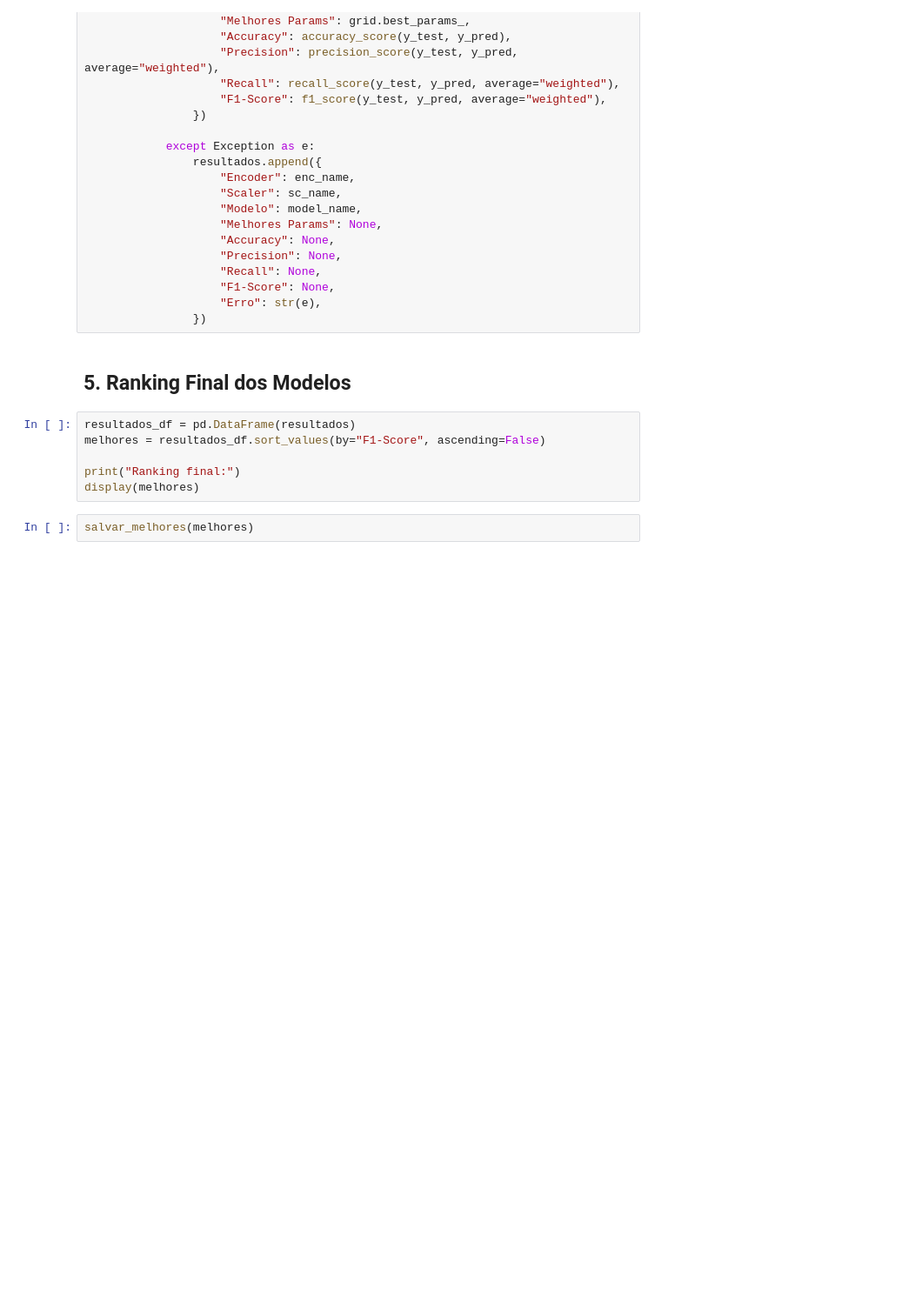
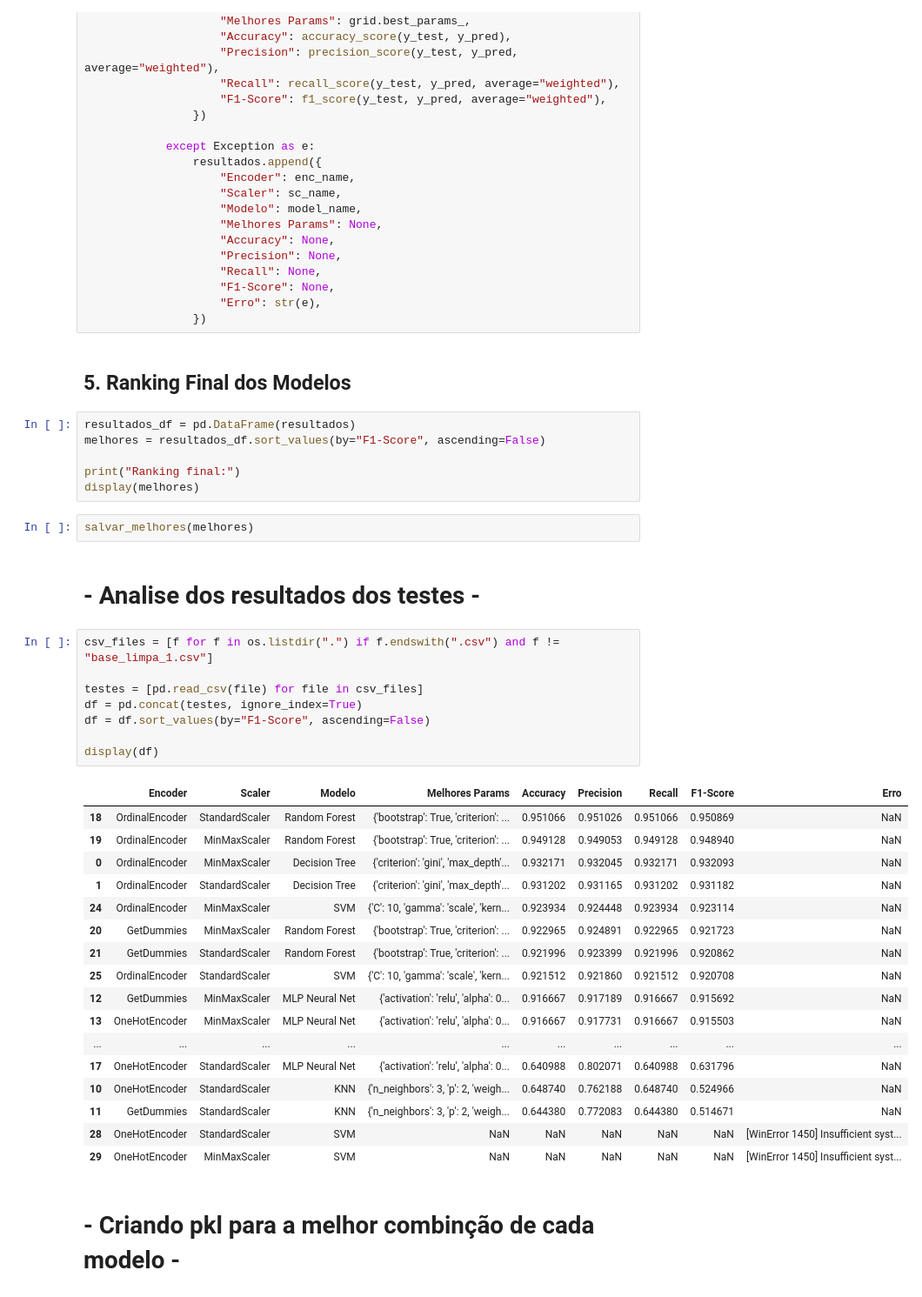
Before and after one commit to Ei-Truck/Best-Model, a Jupyter notebook: modelo_classificacao.ipynb, the cells around one changed output. Shown at 87% size. Cells and saved outputs as stored; diff of their text form; blank space fills up the shorter version.

Commit message:
docs(model): documenting all project

```diff
--- a/modelo_classificacao.ipynb
+++ b/modelo_classificacao.ipynb
@@ -390,3 +388,34 @@ print("Ranking final:")
 display(melhores)
 # %%
 salvar_melhores(melhores)
+# %% [markdown]
+
+# - Analise dos resultados dos testes -
+# %%
+csv_files = [f for f in os.listdir(".") if f.endswith(".csv") and f != "base_limpa_1.csv"]
+
+testes = [pd.read_csv(file) for file in csv_files]
+df = pd.concat(testes, ignore_index=True)
+df = df.sort_values(by="F1-Score", ascending=False)
+
+display(df)
+# %% [output]
+|  | Encoder | Scaler | Modelo | Melhores Params | Accuracy | Precision | Recall | F1-Score | Erro |
+| 18 | OrdinalEncoder | StandardScaler | Random Forest | {'bootstrap': True, 'criterion': ... | 0.951066 | 0.951026 | 0.951066 | 0.950869 | NaN |
+| 19 | OrdinalEncoder | MinMaxScaler | Random Forest | {'bootstrap': True, 'criterion': ... | 0.949128 | 0.949053 | 0.949128 | 0.948940 | NaN |
+| 0 | OrdinalEncoder | MinMaxScaler | Decision Tree | {'criterion': 'gini', 'max_depth'... | 0.932171 | 0.932045 | 0.932171 | 0.932093 | NaN |
+| 1 | OrdinalEncoder | StandardScaler | Decision Tree | {'criterion': 'gini', 'max_depth'... | 0.931202 | 0.931165 | 0.931202 | 0.931182 | NaN |
+| 24 | OrdinalEncoder | MinMaxScaler | SVM | {'C': 10, 'gamma': 'scale', 'kern... | 0.923934 | 0.924448 | 0.923934 | 0.923114 | NaN |
+| 20 | GetDummies | MinMaxScaler | Random Forest | {'bootstrap': True, 'criterion': ... | 0.922965 | 0.924891 | 0.922965 | 0.921723 | NaN |
+| 21 | GetDummies | StandardScaler | Random Forest | {'bootstrap': True, 'criterion': ... | 0.921996 | 0.923399 | 0.921996 | 0.920862 | NaN |
+| 25 | OrdinalEncoder | StandardScaler | SVM | {'C': 10, 'gamma': 'scale', 'kern... | 0.921512 | 0.921860 | 0.921512 | 0.920708 | NaN |
+| 12 | GetDummies | MinMaxScaler | MLP Neural Net | {'activation': 'relu', 'alpha': 0... | 0.916667 | 0.917189 | 0.916667 | 0.915692 | NaN |
+| 13 | OneHotEncoder | MinMaxScaler | MLP Neural Net | {'activation': 'relu', 'alpha': 0... | 0.916667 | 0.917731 | 0.916667 | 0.915503 | NaN |
+| ... | ... | ... | ... | ... | ... | ... | ... | ... | ... |
+| 17 | OneHotEncoder | StandardScaler | MLP Neural Net | {'activation': 'relu', 'alpha': 0... | 0.640988 | 0.802071 | 0.640988 | 0.631796 | NaN |
+| 10 | OneHotEncoder | StandardScaler | KNN | {'n_neighbors': 3, 'p': 2, 'weigh... | 0.648740 | 0.762188 | 0.648740 | 0.524966 | NaN |
+| 11 | GetDummies | StandardScaler | KNN | {'n_neighbors': 3, 'p': 2, 'weigh... | 0.644380 | 0.772083 | 0.644380 | 0.514671 | NaN |
+| 28 | OneHotEncoder | StandardScaler | SVM | NaN | NaN | NaN | NaN | NaN | [WinError 1450] Insufficient syst... |
+| 29 | OneHotEncoder | MinMaxScaler | SVM | NaN | NaN | NaN | NaN | NaN | [WinError 1450] Insufficient syst... |
+# %% [markdown]
+# - Criando pkl para a melhor combinção de cada modelo -
```
Also changed, not shown: parts of 21 cells of this notebook.
